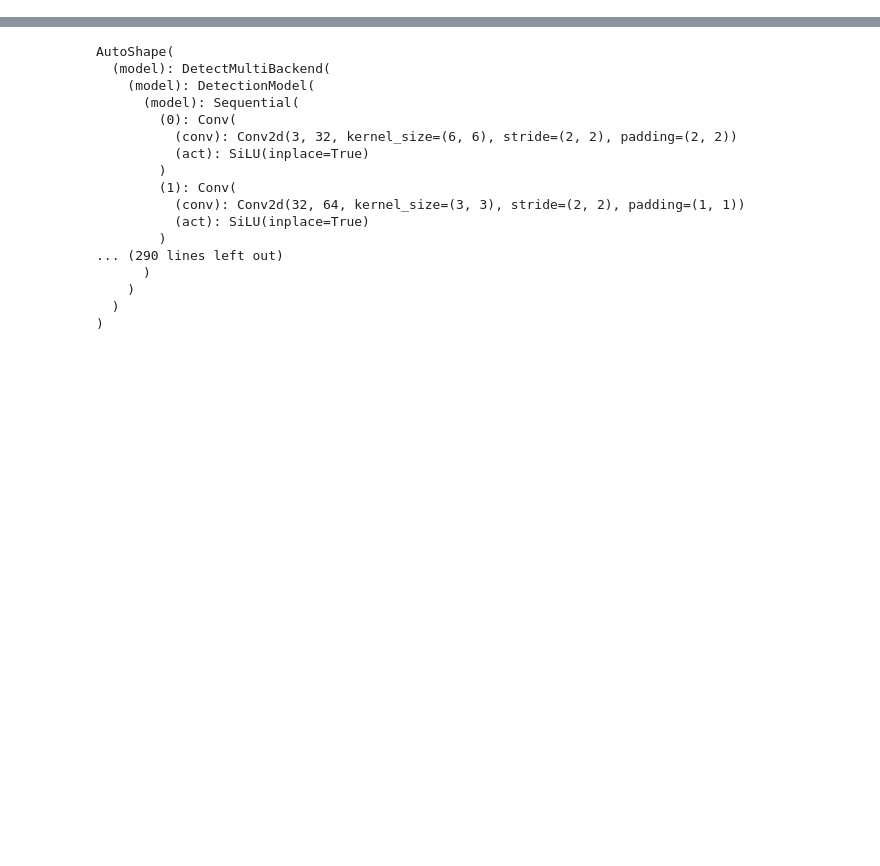
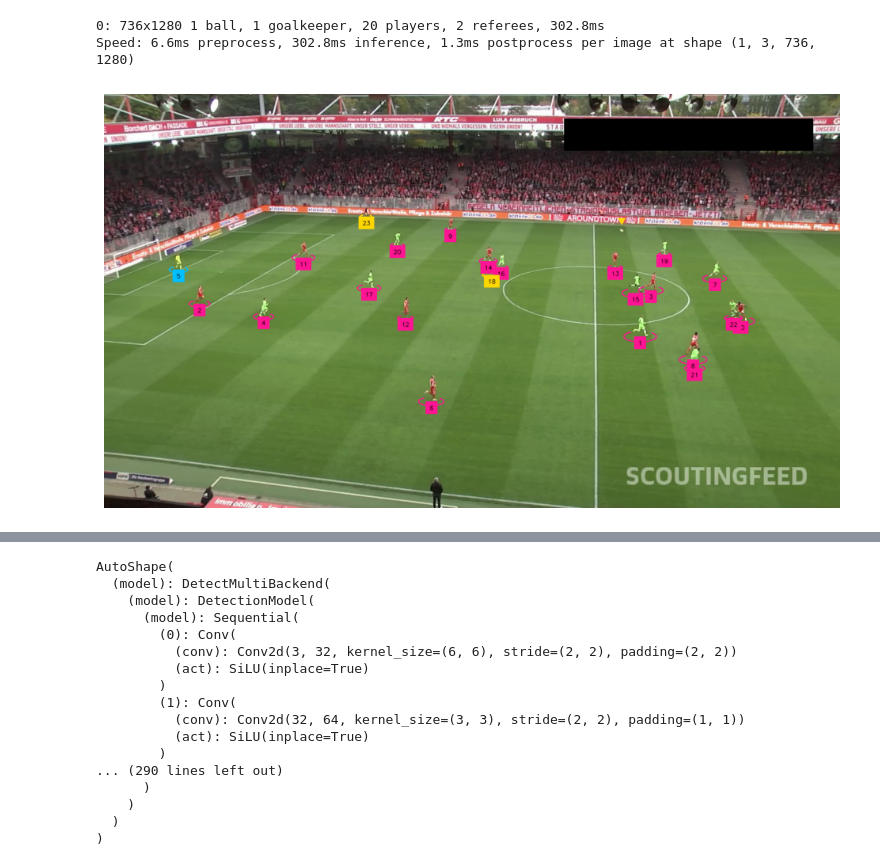
Before and after one commit to Mkoek213/football-AI, a Jupyter notebook: football_players_tracker/notebooks/Untitled.ipynb, the cells around one changed output, grey strips where cells are left out. Saved outputs shown, nothing was run; the diff lists cells and outputs as text; code cells hidden in the pictures; blank space fills up the shorter version.

```diff
--- a/football_players_tracker/notebooks/Untitled.ipynb
+++ b/football_players_tracker/notebooks/Untitled.ipynb
@@ -2,0 +16,2 @@ import torch
+# %%
+model = YOLO("../models/yolov8x_transfer_based_model.pt")
@@ -10,0 +266,53 @@ import ultralytics
+# %%
+BALL_ID = 0
+
+
+ellipse_annotator = sv.EllipseAnnotator(
+    color = sv.ColorPalette.from_hex(['#00BFFF', '#FF1493', '#FFD700']),
+    thickness=2
+)
+
+label_annotator = sv.LabelAnnotator(
+    color = sv.ColorPalette.from_hex(['#00BFFF', '#FF1493', '#FFD700']),
+    text_color = sv.Color.from_hex("#000000"),
+    text_position = sv.Position.BOTTOM_CENTER
+)
+
+triangle_annotator = sv.TriangleAnnotator(
+    color=sv.Color.from_hex("#FFD700"),
+    base = 20, height = 17
+)
+
+tracker = sv.ByteTrack()
+tracker.reset()
+
+frame_generator = sv.get_video_frames_generator(SOURCE_VIDEO_PATH)
+frame = next(frame_generator)
+
+result = model(frame, conf = 0.3)[0]
+detections = sv.Detections.from_ultralytics(result)
+
+ball_detections = detections[detections.class_id == BALL_ID]
+ball_detections.xyxy = sv.pad_boxes(xyxy=ball_detections.xyxy, px = 10)
+
+all_detections = detections[detections.class_id != BALL_ID]
+all_detections = all_detections.with_nms(threshold=0.5, class_agnostic=True)
+all_detections.class_id -= 1
+all_detections = tracker.update_with_detections(all_detections)
+
+labels = [
+    f"{tracker_id}"
+    for tracker_id
+    in all_detections.tracker_id
+]
+
+annotated_frame = frame.copy()
+annotated_frame = ellipse_annotator.annotate(annotated_frame, all_detections)
+annotated_frame = triangle_annotator.annotate(annotated_frame, ball_detections)
+annotated_frame = label_annotator.annotate(annotated_frame, all_detections, labels=labels)
+
+sv.plot_image(annotated_frame)
+# %% [output]
+0: 736x1280 1 ball, 1 goalkeeper, 20 players, 2 referees, 302.8ms
+Speed: 6.6ms preprocess, 302.8ms inference, 1.3ms postprocess per image at shape (1, 3, 736, 1280)
+[figure, added]
```
Also changed, not shown: parts of 19 cells of this notebook, 1 other file.
